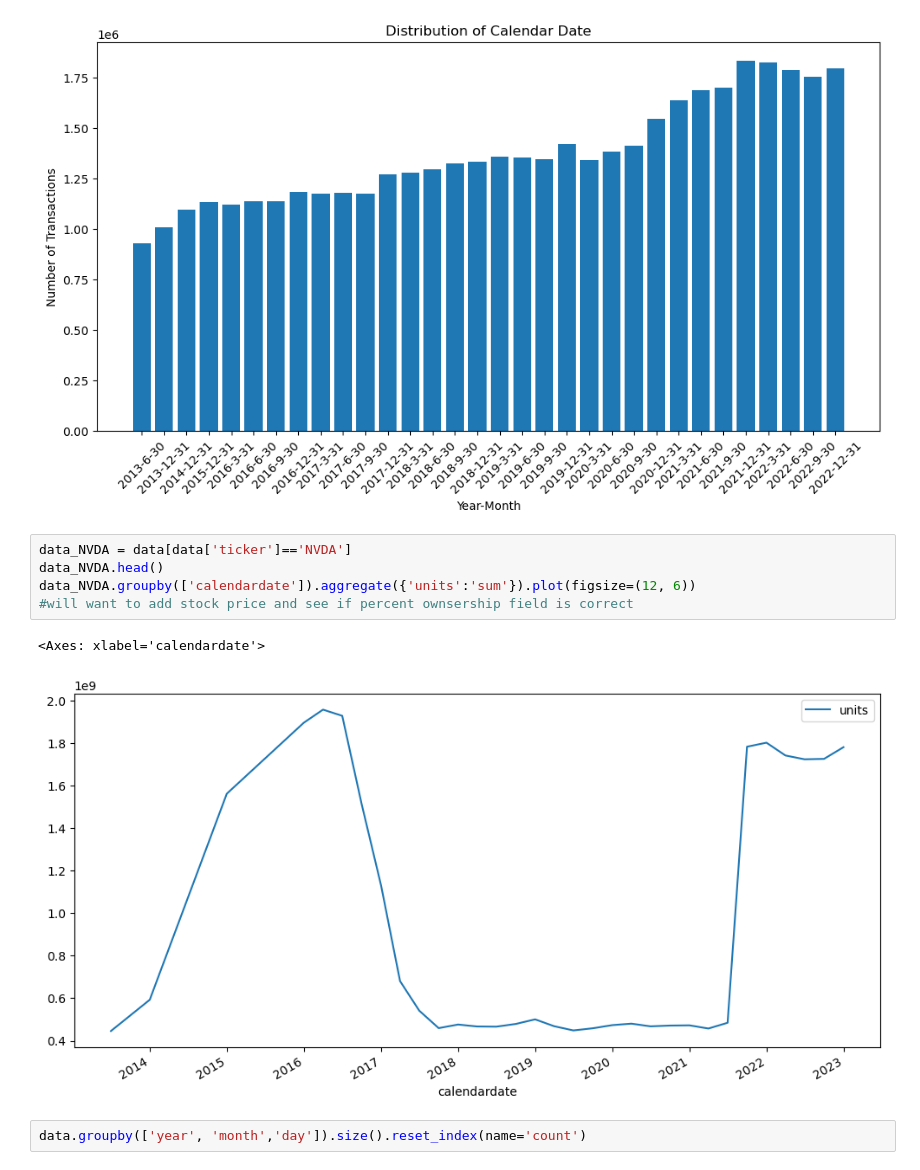
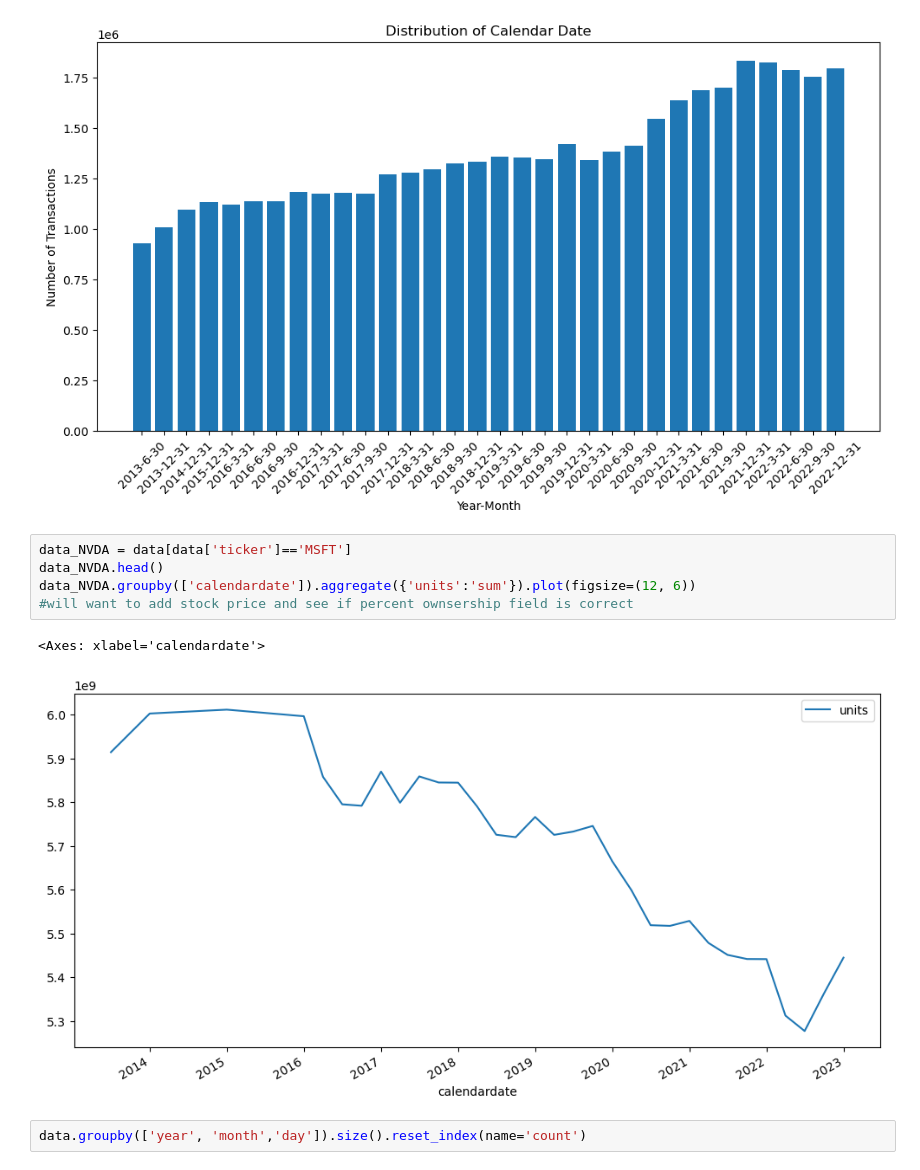
Before and after one commit to FirmAI-Research/colab_filtering, a Jupyter notebook: data_explore_1.ipynb, the cells around one changed output. Drawn from its saved outputs; the diff is of its cells as text.

```diff
--- a/data_explore_1.ipynb
+++ b/data_explore_1.ipynb
@@ -30,13 +30,13 @@ plt.show()
 # %% [output]
 [figure]
 # %%
-data_NVDA = data[data['ticker']=='NVDA']
+data_NVDA = data[data['ticker']=='MSFT']
 data_NVDA.head()
 data_NVDA.groupby(['calendardate']).aggregate({'units':'sum'}).plot(figsize=(12, 6))
 #will want to add stock price and see if percent ownsership field is correct
 # %% [output]
 <Axes: xlabel='calendardate'>
-[figure, old version]
+[figure, new version]
 # %%
 data.groupby(['year', 'month','day']).size().reset_index(name='count')
 # %% [output]
```
Also changed, not shown: parts of 10 cells of this notebook, 2 other files.
